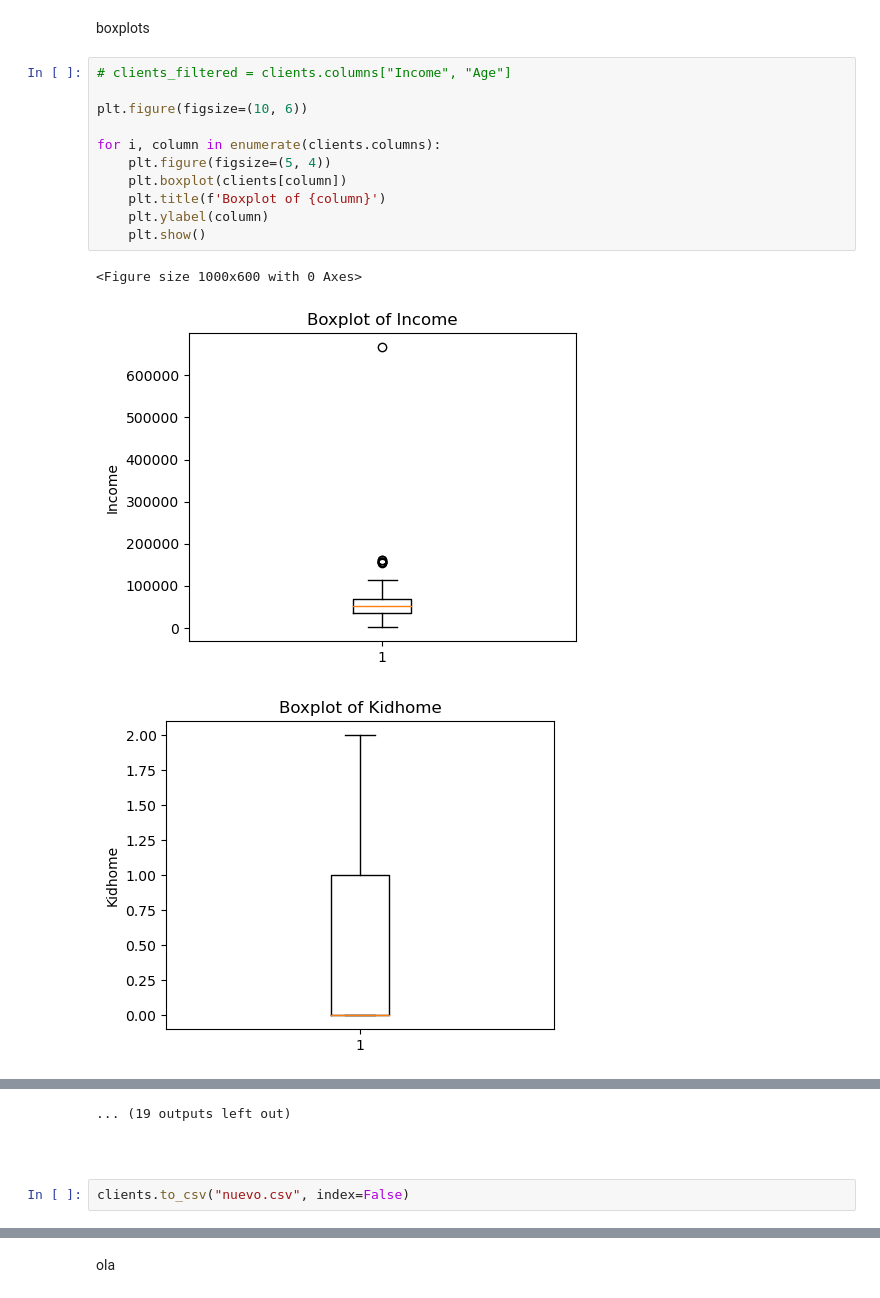
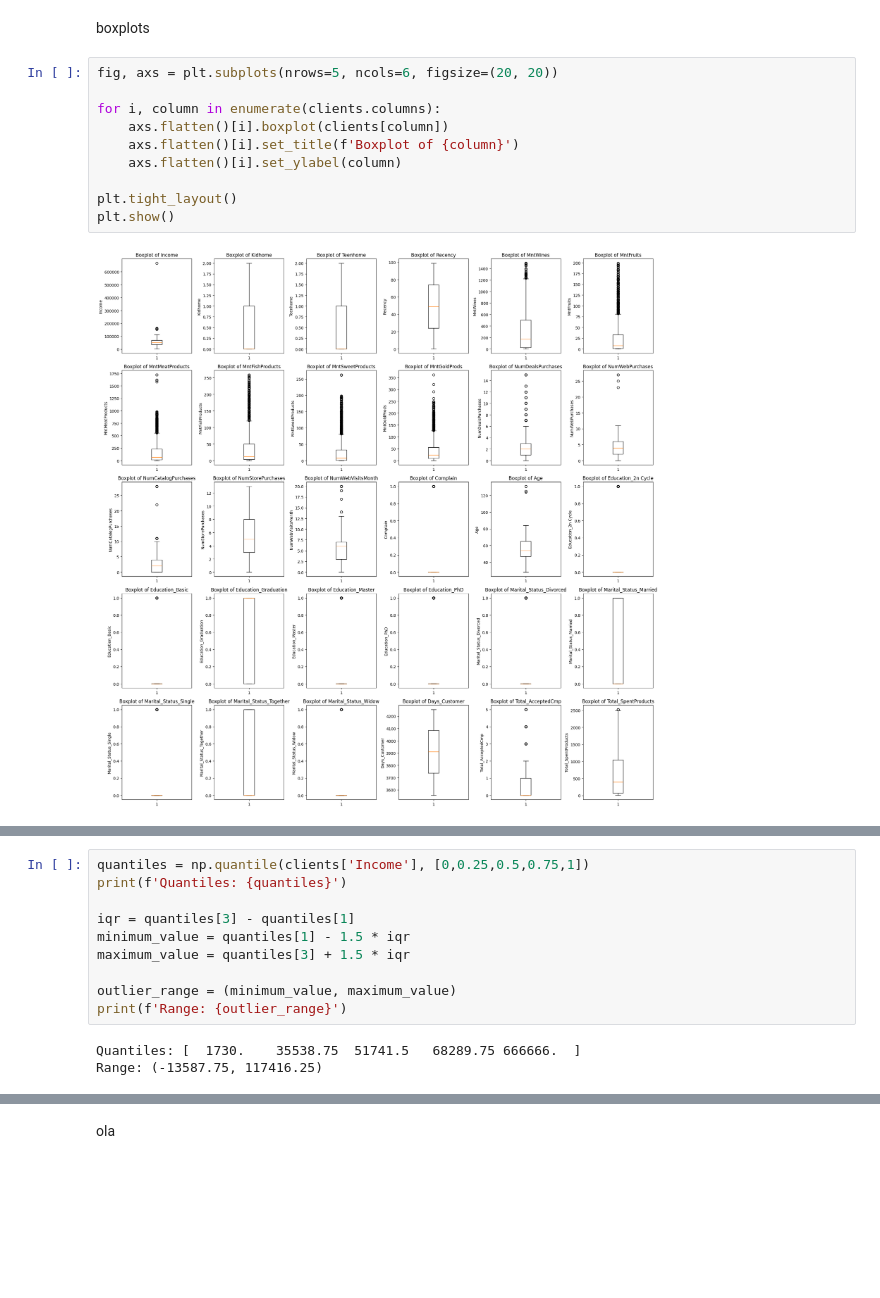
Before and after one commit to SAGR2003/Reto-Clustering-stackies, a Jupyter notebook: reto-clustering.ipynb, the cells around one changed output, grey strips where cells are left out. Saved outputs shown, nothing was run; the diff lists cells and outputs as text; blank space fills up the shorter version.

Commit message:
Add initial plot

```diff
--- a/reto-clustering.ipynb
+++ b/reto-clustering.ipynb
@@ -90,17 +90,14 @@ clients.head()
 # %% [markdown]
 boxplots
 # %%
-# clients_filtered = clients.columns["Income", "Age"]
-
-plt.figure(figsize=(10, 6))
+fig, axs = plt.subplots(nrows=5, ncols=6, figsize=(20, 20))
 
 for i, column in enumerate(clients.columns):
-    plt.figure(figsize=(5, 4))
-    plt.boxplot(clients[column])
-    plt.title(f'Boxplot of {column}')
-    plt.ylabel(column)
-    plt.show()
+    axs.flatten()[i].boxplot(clients[column])
+    axs.flatten()[i].set_title(f'Boxplot of {column}')
+    axs.flatten()[i].set_ylabel(column)
+
+plt.tight_layout()
+plt.show()
 # %% [output]
-<Figure size 1000x600 with 0 Axes>
-[figure, old version]
+[figure, new version]
-[figure, removed]
@@ -116,5 +104,13 @@ for i, column in enumerate(clients.columns):
-... (19 outputs left out)
-# %% [markdown]
-#
-# %%
-clients.to_csv("nuevo.csv", index=False)
+# %%
+quantiles = np.quantile(clients['Income'], [0,0.25,0.5,0.75,1])
+print(f'Quantiles: {quantiles}')
+
+iqr = quantiles[3] - quantiles[1]
+minimum_value = quantiles[1] - 1.5 * iqr
+maximum_value = quantiles[3] + 1.5 * iqr
+
+outlier_range = (minimum_value, maximum_value)
+print(f'Range: {outlier_range}')
+# %% [output]
+Quantiles: [  1730.    35538.75  51741.5   68289.75 666666.  ]
+Range: (-13587.75, 117416.25)
```
Also changed, not shown: parts of 5 cells of this notebook, 1 other file.
